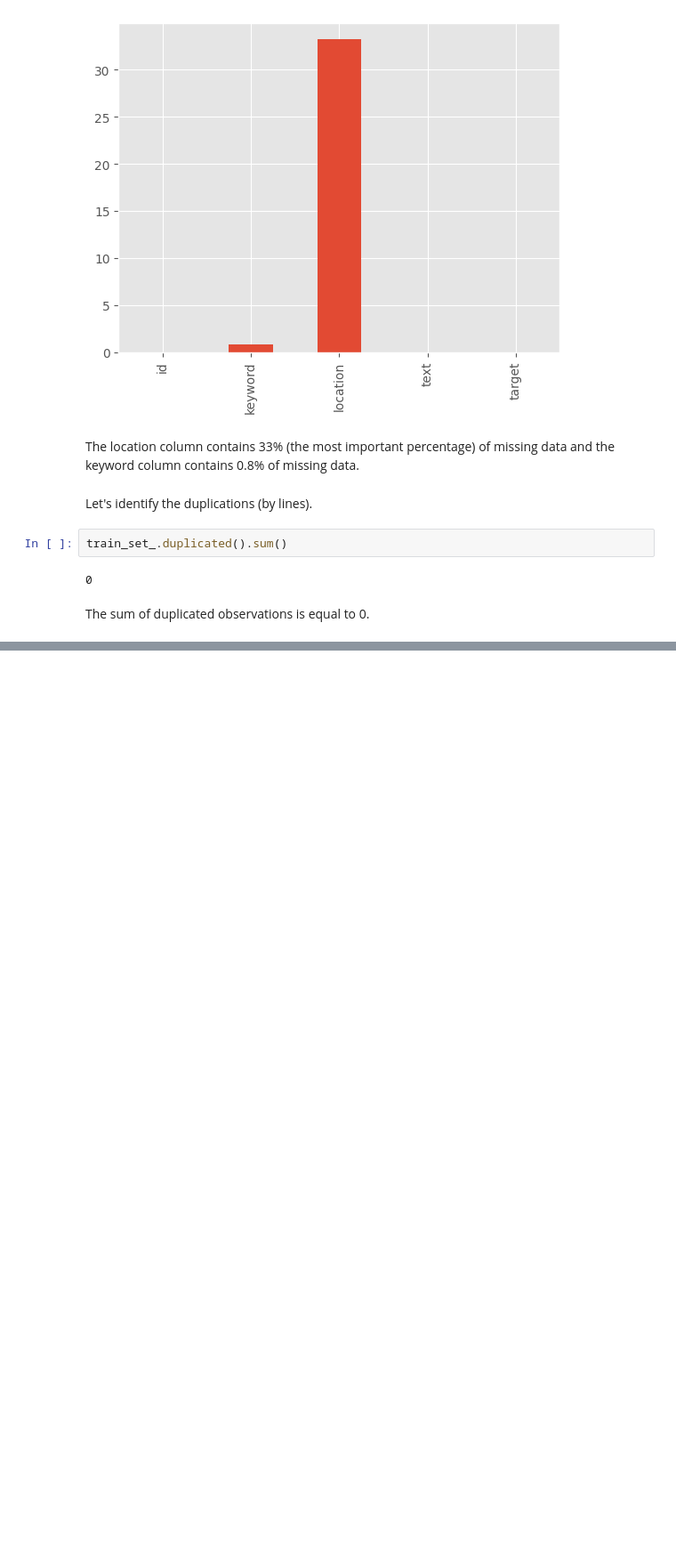
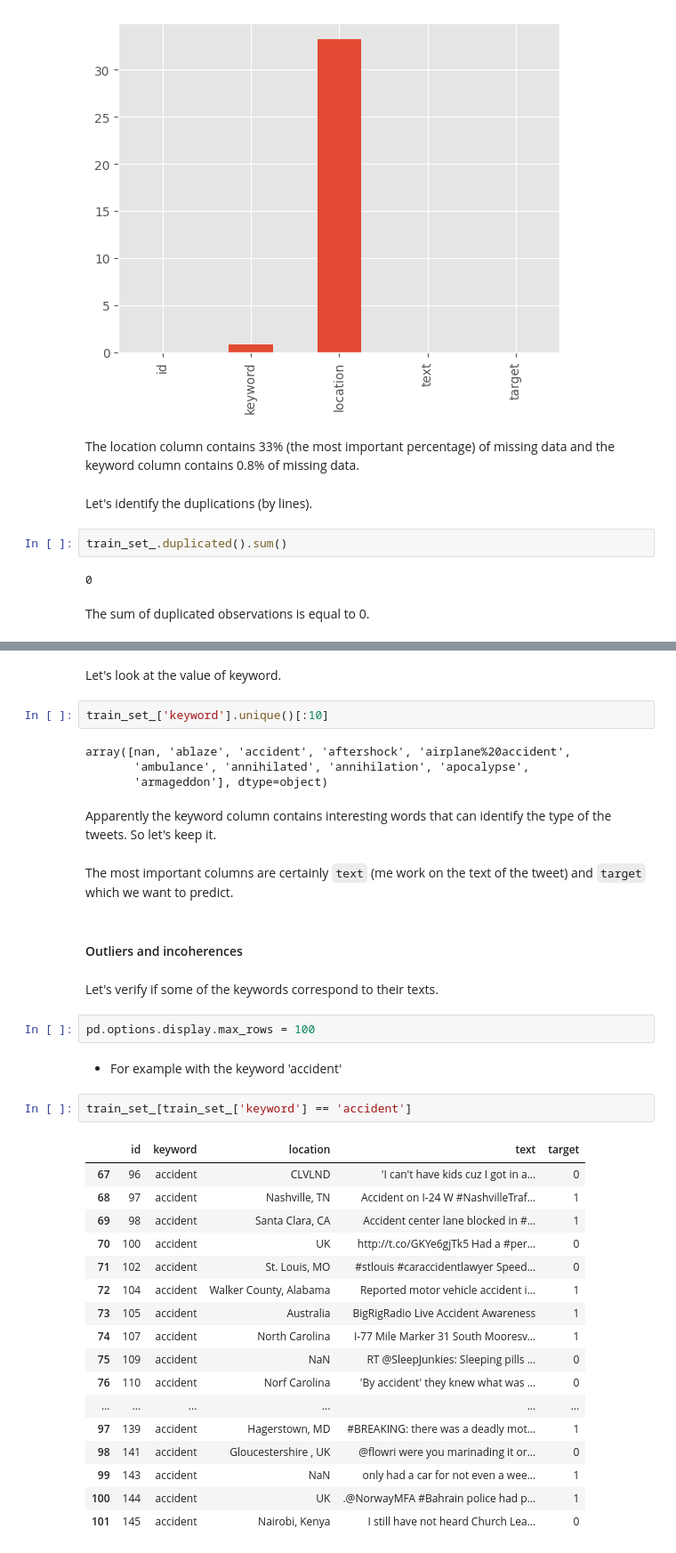
Before and after one commit to Oumar199/nlp_programs_exercises, a Jupyter notebook: kaggle_tweet_competition.ipynb, the cells around one changed output, grey strips where cells are left out. Shown at 89% size. Cells and saved outputs as stored; diff of their text form; blank space fills up the shorter version.

```diff
--- a/kaggle_tweet_competition.ipynb
+++ b/kaggle_tweet_competition.ipynb
@@ -83,0 +101,40 @@ The sum of duplicated observations is equal to 0.
+# %% [markdown]
+Let's look at the value of keyword.
+# %%
+train_set_['keyword'].unique()[:10]
+# %% [output]
+array([nan, 'ablaze', 'accident', 'aftershock', 'airplane%20accident',
+       'ambulance', 'annihilated', 'annihilation', 'apocalypse',
+       'armageddon'], dtype=object)
+# %% [markdown]
+Apparently the keyword column contains interesting words that can identify the type of the tweets. So let's keep it.
+# %% [markdown]
+The most important columns are certainly `text` (me work on the text of the tweet) and `target` which we want to predict.
+# %% [markdown]
+#### Outliers and incoherences
+# %% [markdown]
+Let's verify if some of the keywords correspond to their texts.
+# %%
+pd.options.display.max_rows = 100
+# %% [markdown]
+- For example with the keyword 'accident'
+# %%
+train_set_[train_set_['keyword'] == 'accident']
+# %% [output]
+|  | id | keyword | location | text | target |
+| 67 | 96 | accident | CLVLND | 'I can't have kids cuz I got in a... | 0 |
+| 68 | 97 | accident | Nashville, TN | Accident on I-24 W #NashvilleTraf... | 1 |
+| 69 | 98 | accident | Santa Clara, CA | Accident center lane blocked in #... | 1 |
+| 70 | 100 | accident | UK | http://t.co/GKYe6gjTk5 Had a #per... | 0 |
+| 71 | 102 | accident | St. Louis, MO | #stlouis #caraccidentlawyer Speed... | 0 |
+| 72 | 104 | accident | Walker County, Alabama | Reported motor vehicle accident i... | 1 |
+| 73 | 105 | accident | Australia | BigRigRadio Live Accident Awareness | 1 |
+| 74 | 107 | accident | North Carolina | I-77 Mile Marker 31 South Mooresv... | 1 |
+| 75 | 109 | accident | NaN | RT @SleepJunkies: Sleeping pills ... | 0 |
+| 76 | 110 | accident | Norf Carolina | 'By accident' they knew what was ... | 0 |
+| ... | ... | ... | ... | ... | ... |
+| 97 | 139 | accident | Hagerstown, MD | #BREAKING: there was a deadly mot... | 1 |
+| 98 | 141 | accident | Gloucestershire , UK | @flowri were you marinading it or... | 0 |
+| 99 | 143 | accident | NaN | only had a car for not even a wee... | 1 |
+| 100 | 144 | accident | UK | .@NorwayMFA #Bahrain police had p... | 1 |
+| 101 | 145 | accident | Nairobi, Kenya | I still have not heard Church Lea... | 0 |
```
Also changed, not shown: parts of 36 cells of this notebook, 1 other file.
